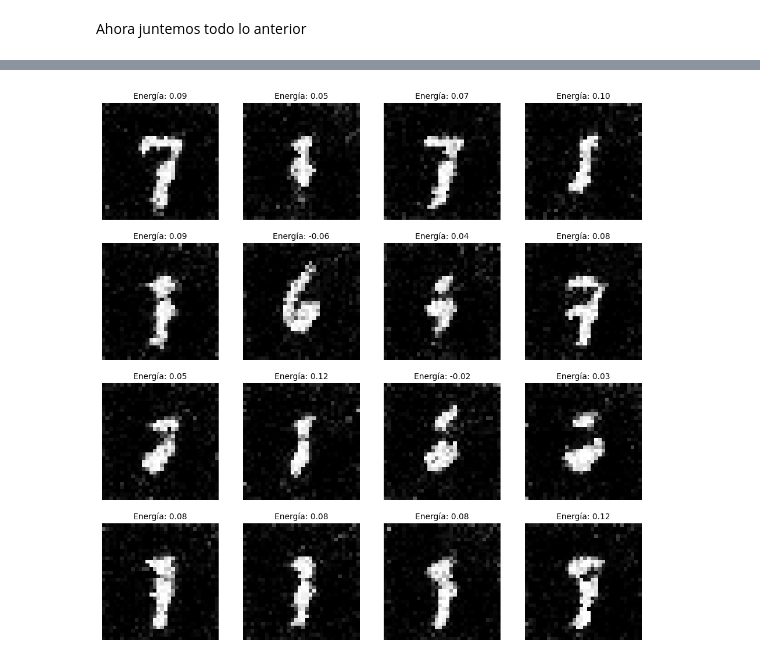
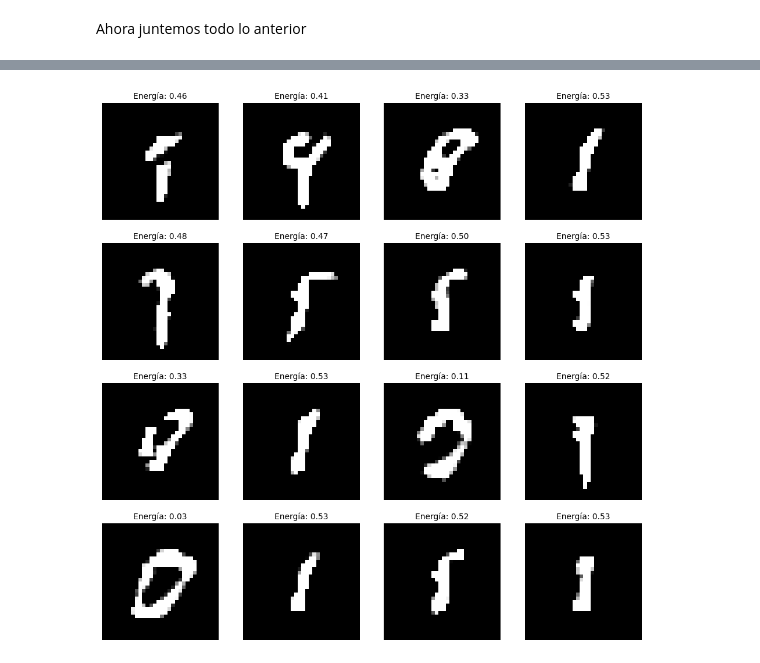
Before and after one commit to roicort/PCIC, a Jupyter notebook: GenAI/EBM/EBM.ipynb, the cells around one changed output, grey strips where cells are left out. Cells and saved outputs as stored; diff of their text form; code cells hidden in the pictures.

```diff
--- a/GenAI/EBM/EBM.ipynb
+++ b/GenAI/EBM/EBM.ipynb
@@ -401,24 +405,24 @@ Epoch 10/10
 # %%
 # Ahora que ya tenemos el modelo entrenado, podemos generar nuevas muestras
 sampled_imgs = generate_samples(
     ebm.model,
-    inp_imgs=tf.random.uniform((16, 32, 32, 1)) * 2 -1,
-    steps=2000,
-    step_size=2,
-    noise=0.05
+    inp_imgs=tf.random.uniform((16, 32, 32, 1)) * 2 - 1,
+    steps=500,
+    step_size=20,
+    noise=0.005
 )
 
 # Calcular energía de cada imagen generada
 energies = ebm.model(sampled_imgs).numpy().flatten()
 
 # Plot samples
 
 plt.figure(figsize=(12, 12))
 for i in range(16):
     plt.subplot(4, 4, i + 1)
     plt.imshow((sampled_imgs[i, :, :, 0] + 1) / 2, cmap='gray')
     plt.title(f"Energía: {energies[i]:.2f}", fontsize=10)
     plt.axis('off')
 plt.show()
 # %% [output]
-[figure, old version]
+[figure, new version]
```
Also changed, not shown: parts of 3 cells of this notebook.
